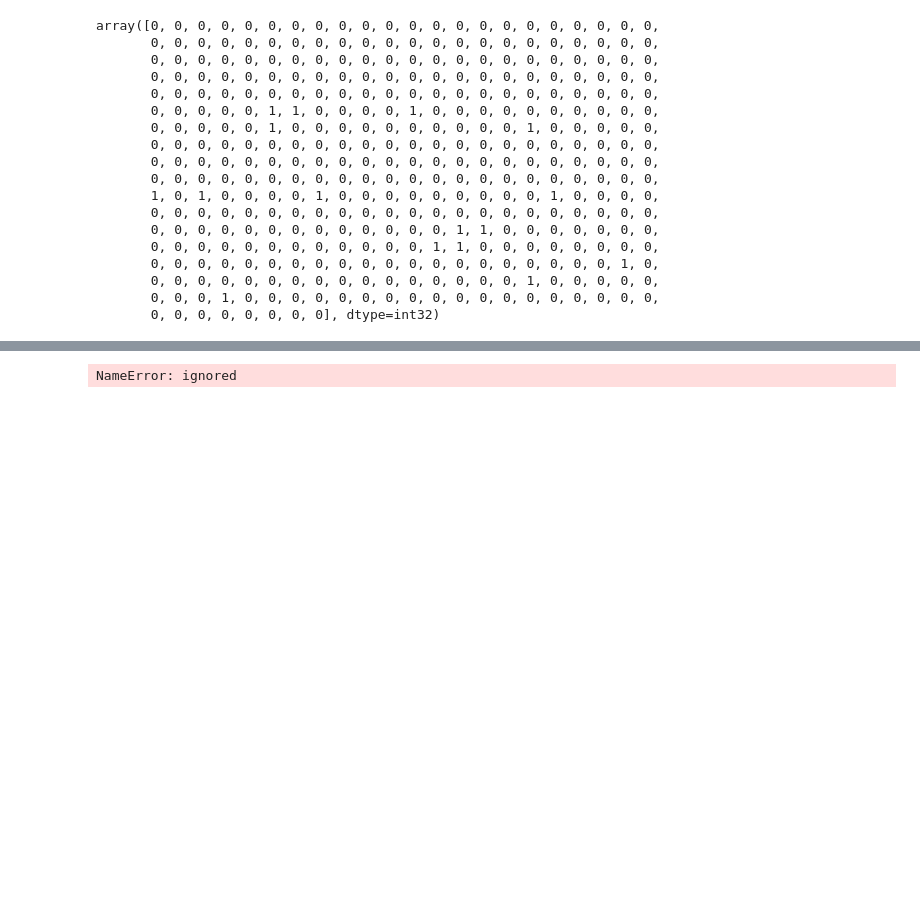
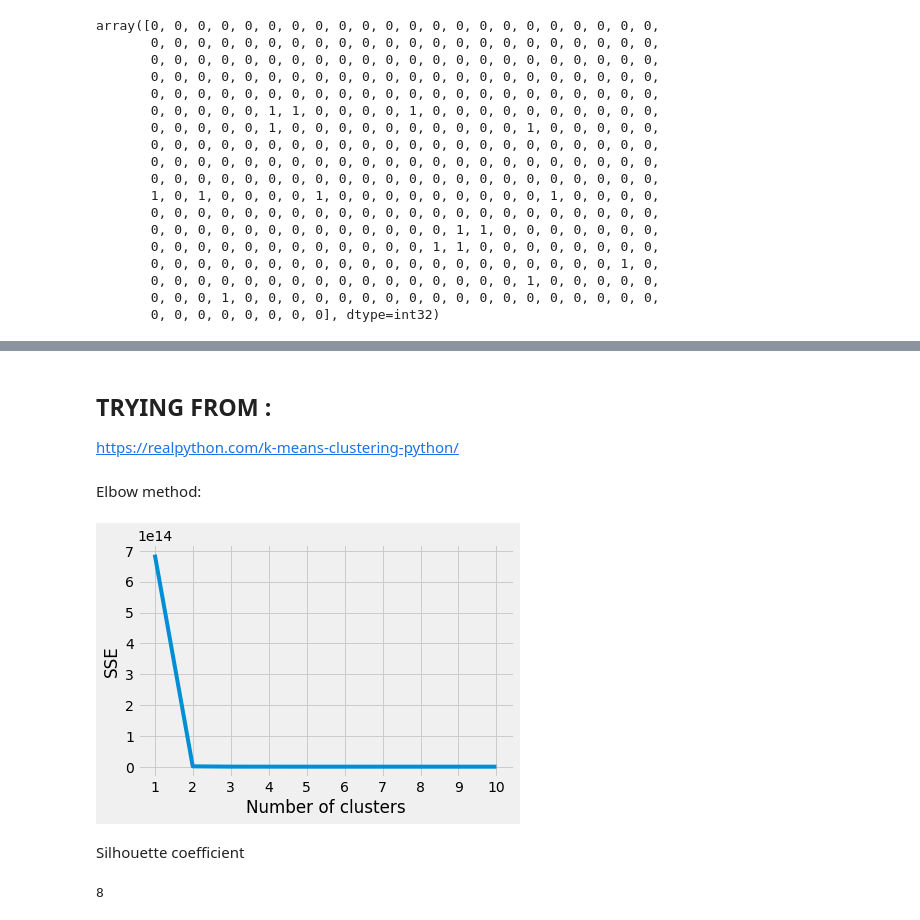
Before and after one commit to gautumsvp7/SolarDataSetPublic, a Jupyter notebook: Solar_Dataset.ipynb, the cells around one changed output, grey strips where cells are left out. Drawn from its saved outputs; the diff is of its cells as text; code cells hidden in the pictures; blank space fills up the shorter version.

Commit message:
Implemented silhouette coefficient

```diff
--- a/Solar_Dataset.ipynb
+++ b/Solar_Dataset.ipynb
@@ -221,7 +231,7 @@ plt.show()
 # %% [markdown]
 The value of K should be 2, as evident from the above graph
 # %%
-kmean = KMeans(n_clusters = 2)
+kmean = KMeans(n_clusters = 2,n_init=10,max_iter=300)
 kmean.fit(X)
 # %% [output]
 KMeans(algorithm='auto', copy_x=True, init='k-means++', max_iter=300,
@@ -288 +306,25 @@ Cluster 19 Inertia 8932703000.549139
 [figure]
+# %% [markdown]
+## TRYING FROM :
+https://realpython.com/k-means-clustering-python/
+# %% [markdown]
+Elbow method:
+# %%
+kmeans_kwargs = {"init":"random","n_init":10,"max_iter":300,"random_state":42}
+sse = []
+for k in range(1,11):
+  kmeans= KMeans(n_clusters = k,**kmeans_kwargs)
+  kmeans.fit(final_df)
+  sse.append(kmeans.inertia_)
+# %%
+plt.style.use("fivethirtyeight")
+plt.plot(range(1,11),sse)
+plt.xticks(range(1,11))
+plt.xlabel("Number of clusters")
+plt.ylabel("SSE")
+plt.show()
+# %% [output]
+[figure, added]
+# %% [markdown]
+
+Silhouette coefficient
@@ -289,10 +333,11 @@ Cluster 19 Inertia 8932703000.549139
 # %%
-# silhouette coeffiecient
 silhouette_coefficients = []
-for k in range(2,18):
-  kmeans = KMeans(n_clusters=k,**kmeans_kwargs)
-  kemans.fit(final_df)
-  score = silhouette_score(scaled_features,kmeans.labels_)
+for k in range(2,10):
+  kmean = KMeans(n_clusters=k,**kmeans_kwargs)
+  kmeans.fit(final_df)
+  score = silhouette_score(final_df,kmeans.labels_)
   silhouette_coefficients.append(score)
-# %% [output]
-NameError: ignored
+# %%
+len(silhouette_coefficients)
+# %% [output]
+8
```
Also changed, not shown: parts of 15 cells of this notebook.
